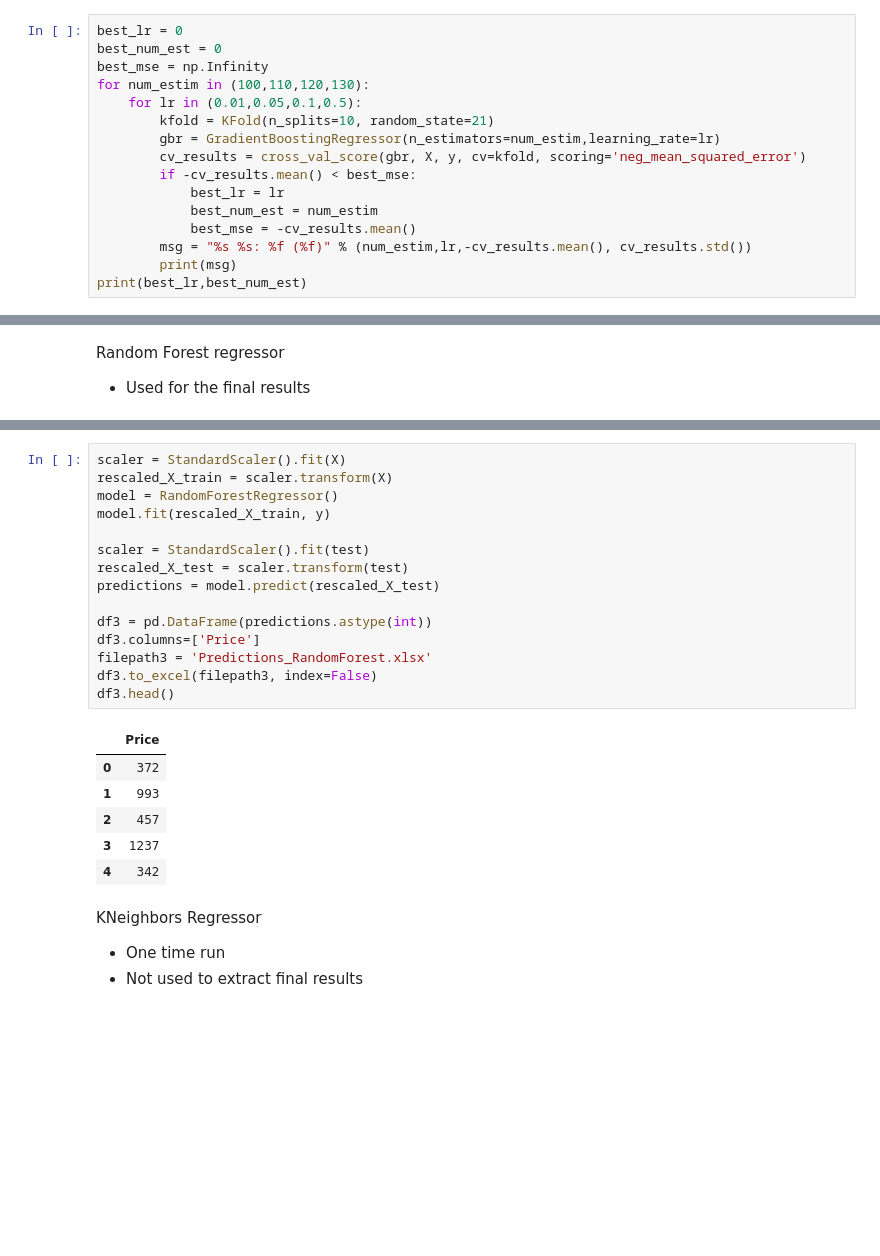
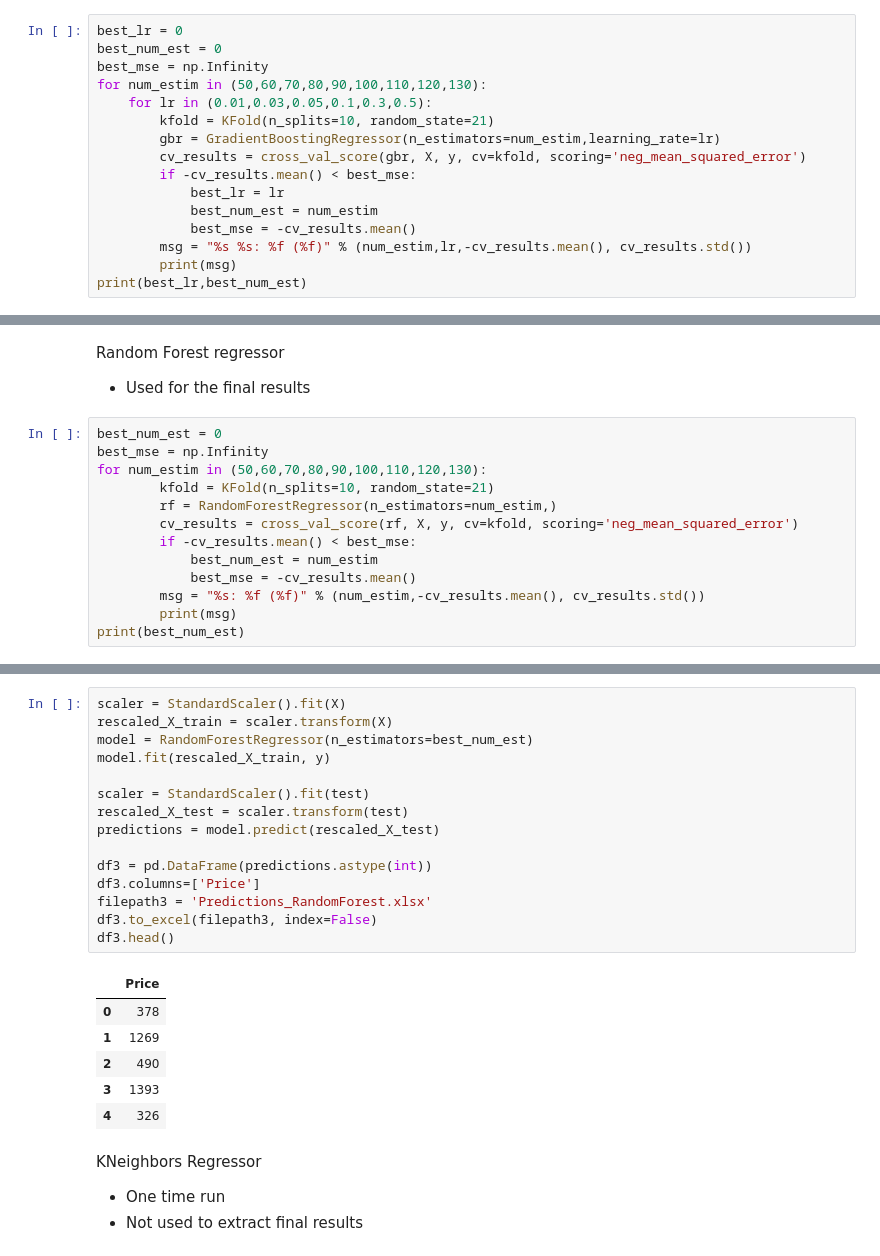
Before and after one commit to schatz06/EPL448_Project, a Jupyter notebook: newversion.ipynb, the cells around one changed output, grey strips where cells are left out. Saved outputs shown, nothing was run; the diff lists cells and outputs as text; blank space fills up the shorter version.

```diff
--- a/newversion.ipynb
+++ b/newversion.ipynb
@@ -387,8 +393,8 @@ Gradient Boosting Regressor
 best_lr = 0
 best_num_est = 0
 best_mse = np.Infinity
-for num_estim in (100,110,120,130):
-    for lr in (0.01,0.05,0.1,0.5):
+for num_estim in (50,60,70,80,90,100,110,120,130):
+    for lr in (0.01,0.03,0.05,0.1,0.3,0.5):
         kfold = KFold(n_splits=10, random_state=21)
         gbr = GradientBoostingRegressor(n_estimators=num_estim,learning_rate=lr)
         cv_results = cross_val_score(gbr, X, y, cv=kfold, scoring='neg_mean_squared_error')
@@ -445,3 +451,16 @@ Random Forest regressor
 
 
 *   Used for the final results
+# %%
+best_num_est = 0
+best_mse = np.Infinity
+for num_estim in (50,60,70,80,90,100,110,120,130):
+        kfold = KFold(n_splits=10, random_state=21)
+        rf = RandomForestRegressor(n_estimators=num_estim,)
+        cv_results = cross_val_score(rf, X, y, cv=kfold, scoring='neg_mean_squared_error')
+        if -cv_results.mean() < best_mse:
+            best_num_est = num_estim
+            best_mse = -cv_results.mean()
+        msg = "%s: %f (%f)" % (num_estim,-cv_results.mean(), cv_results.std())
+        print(msg)
+print(best_num_est)
@@ -448,25 +478,25 @@ Random Forest regressor
 # %%
 scaler = StandardScaler().fit(X)
 rescaled_X_train = scaler.transform(X)
-model = RandomForestRegressor()
+model = RandomForestRegressor(n_estimators=best_num_est)
 model.fit(rescaled_X_train, y)
 
 scaler = StandardScaler().fit(test)
 rescaled_X_test = scaler.transform(test)
 predictions = model.predict(rescaled_X_test)
 
 df3 = pd.DataFrame(predictions.astype(int))
 df3.columns=['Price']
 filepath3 = 'Predictions_RandomForest.xlsx'
 df3.to_excel(filepath3, index=False)
 df3.head()
 # %% [output]
 |  | Price |
-| 0 | 372 |
-| 1 | 993 |
-| 2 | 457 |
-| 3 | 1237 |
-| 4 | 342 |
+| 0 | 378 |
+| 1 | 1269 |
+| 2 | 490 |
+| 3 | 1393 |
+| 4 | 326 |
 # %% [markdown]
 KNeighbors Regressor
 *   One time run
```
Also changed, not shown: parts of 16 cells of this notebook.
